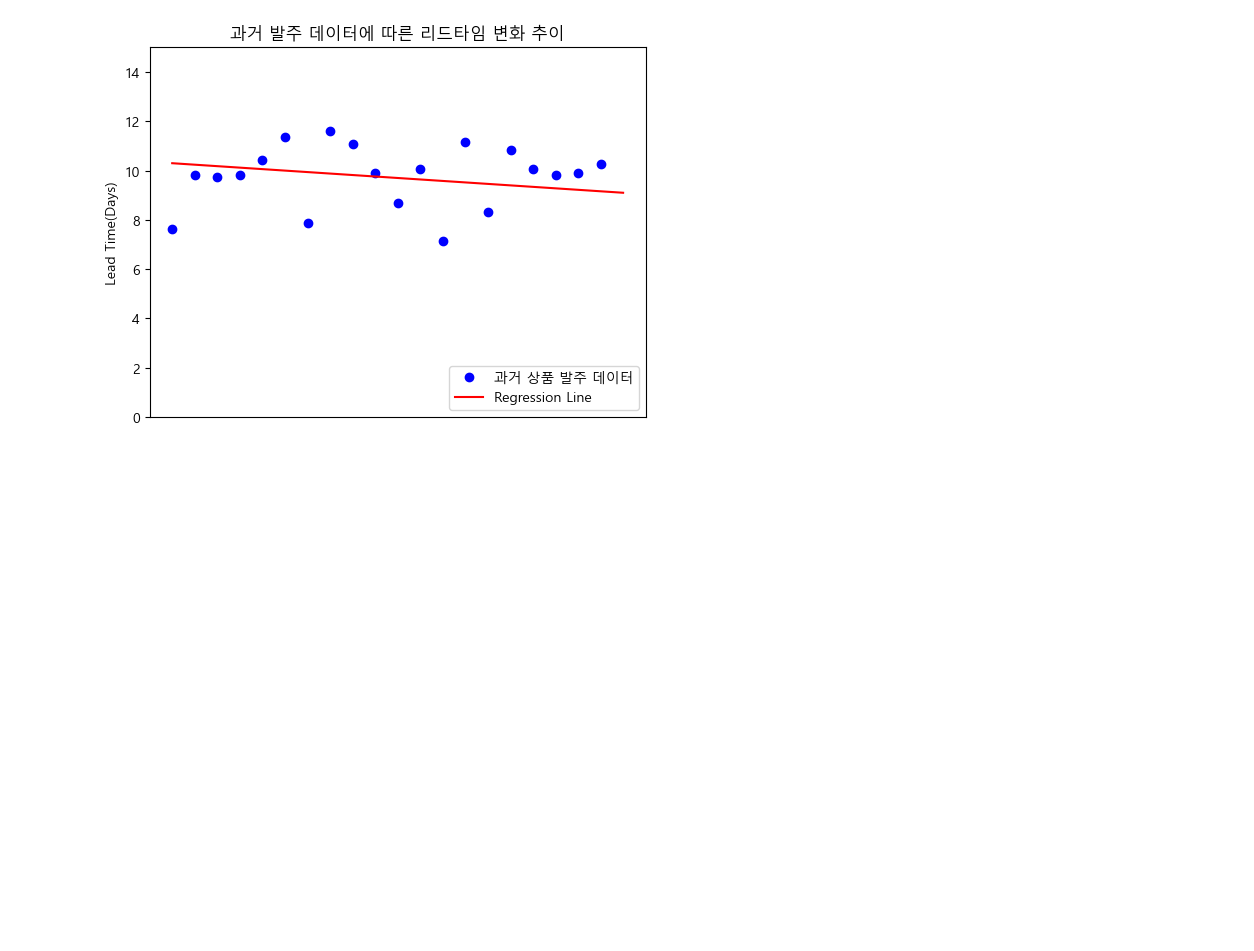
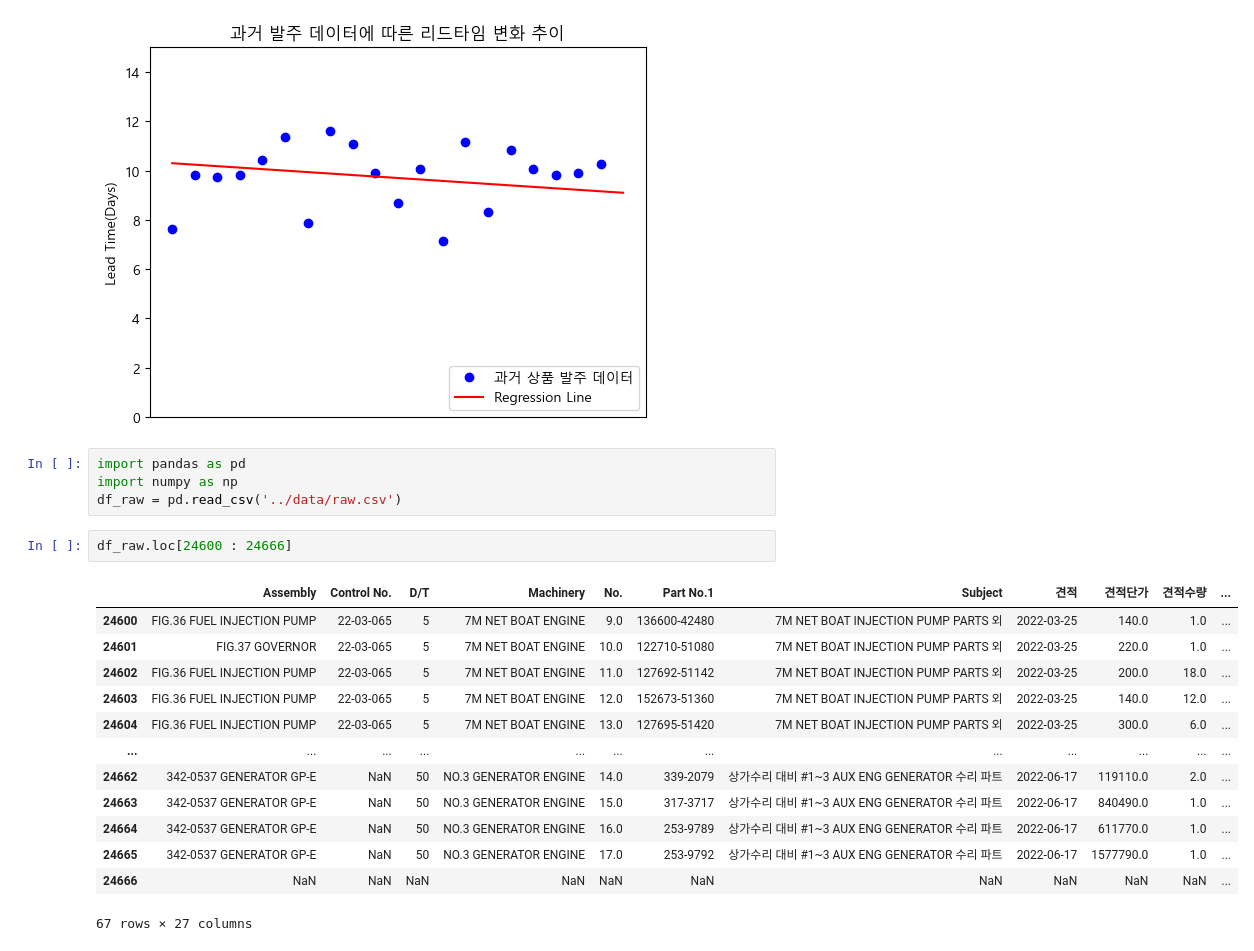
Before and after one commit to hwk44/ShipSupplies, a Jupyter notebook: DA/notebooks/example.ipynb, the cells around one changed output. Saved outputs shown, nothing was run; the diff lists cells and outputs as text; blank space fills up the shorter version.

```diff
--- a/DA/notebooks/example.ipynb
+++ b/DA/notebooks/example.ipynb
@@ -21,3 +21,23 @@ plt.legend(loc='lower right')
 plt.show()
 # %% [output]
 [figure]
+# %%
+import pandas as pd
+import numpy as np
+df_raw = pd.read_csv('../data/raw.csv')
+# %%
+df_raw.loc[24600 : 24666]
+# %% [output]
+|  | Assembly | Control No. | D/T | Machinery | No. | Part No.1 | Subject | 견적 | 견적단가 | 견적수량 | ... |
+| 24600 | FIG.36 FUEL INJECTION PUMP | 22-03-065 | 5 | 7M NET BOAT ENGINE | 9.0 | 136600-42480 | 7M NET BOAT INJECTION PUMP PARTS 외 | 2022-03-25 | 140.0 | 1.0 | ... |
+| 24601 | FIG.37 GOVERNOR | 22-03-065 | 5 | 7M NET BOAT ENGINE | 10.0 | 122710-51080 | 7M NET BOAT INJECTION PUMP PARTS 외 | 2022-03-25 | 220.0 | 1.0 | ... |
+| 24602 | FIG.36 FUEL INJECTION PUMP | 22-03-065 | 5 | 7M NET BOAT ENGINE | 11.0 | 127692-51142 | 7M NET BOAT INJECTION PUMP PARTS 외 | 2022-03-25 | 200.0 | 18.0 | ... |
+| 24603 | FIG.36 FUEL INJECTION PUMP | 22-03-065 | 5 | 7M NET BOAT ENGINE | 12.0 | 152673-51360 | 7M NET BOAT INJECTION PUMP PARTS 외 | 2022-03-25 | 140.0 | 12.0 | ... |
+| 24604 | FIG.36 FUEL INJECTION PUMP | 22-03-065 | 5 | 7M NET BOAT ENGINE | 13.0 | 127695-51420 | 7M NET BOAT INJECTION PUMP PARTS 외 | 2022-03-25 | 300.0 | 6.0 | ... |
+| ... | ... | ... | ... | ... | ... | ... | ... | ... | ... | ... | ... |
+| 24662 | 342-0537 GENERATOR GP-E | NaN | 50 | NO.3 GENERATOR ENGINE | 14.0 | 339-2079 | 상가수리 대비 #1~3 AUX ENG GENERATOR 수리 파트 | 2022-06-17 | 119110.0 | 2.0 | ... |
+| 24663 | 342-0537 GENERATOR GP-E | NaN | 50 | NO.3 GENERATOR ENGINE | 15.0 | 317-3717 | 상가수리 대비 #1~3 AUX ENG GENERATOR 수리 파트 | 2022-06-17 | 840490.0 | 1.0 | ... |
+| 24664 | 342-0537 GENERATOR GP-E | NaN | 50 | NO.3 GENERATOR ENGINE | 16.0 | 253-9789 | 상가수리 대비 #1~3 AUX ENG GENERATOR 수리 파트 | 2022-06-17 | 611770.0 | 1.0 | ... |
+| 24665 | 342-0537 GENERATOR GP-E | NaN | 50 | NO.3 GENERATOR ENGINE | 17.0 | 253-9792 | 상가수리 대비 #1~3 AUX ENG GENERATOR 수리 파트 | 2022-06-17 | 1577790.0 | 1.0 | ... |
+| 24666 | NaN | NaN | NaN | NaN | NaN | NaN | NaN | NaN | NaN | NaN | ... |
+67 rows × 27 columns
```
Also changed, not shown: parts of 6 cells of this notebook, 3 other files.
